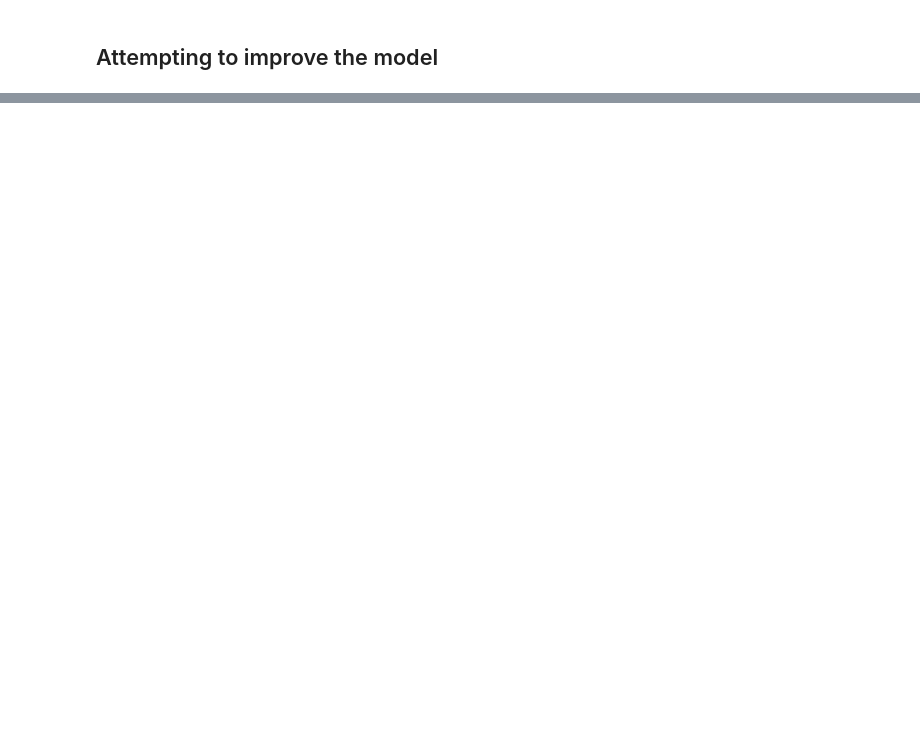
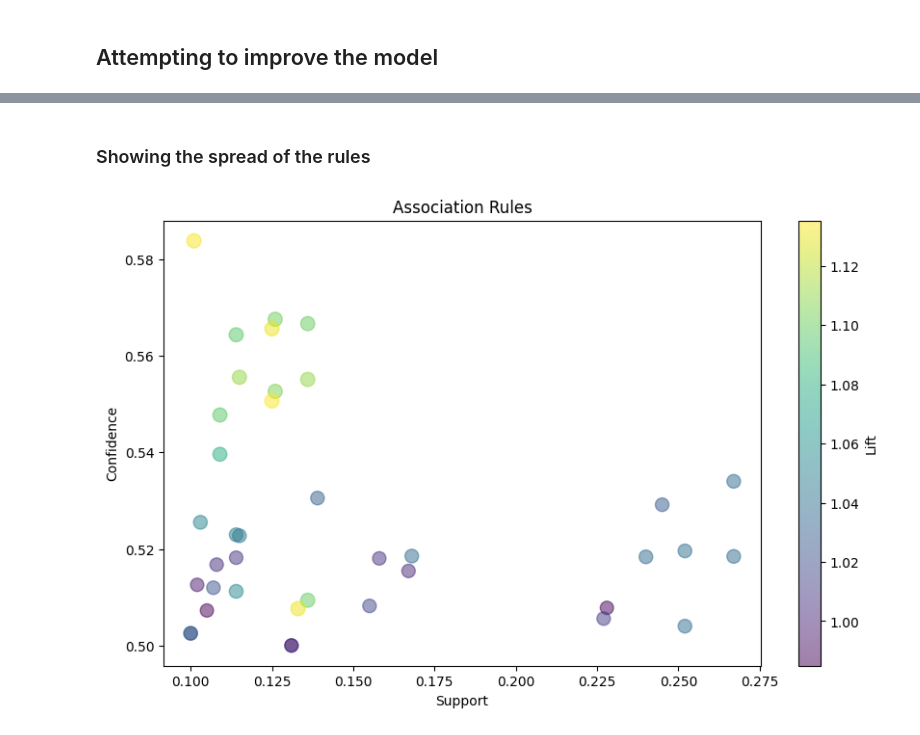
Before and after one commit to KillordTheOG/DataMining_InjuryPrevention, a Jupyter notebook: injury_prevention_project.ipynb, the cells around one changed output, grey strips where cells are left out. Saved outputs shown, nothing was run; the diff lists cells and outputs as text; code cells hidden in the pictures; blank space fills up the shorter version.

Commit message:
Added association rules logic to project

```diff
--- a/injury_prevention_project.ipynb
+++ b/injury_prevention_project.ipynb
@@ -247,0 +390,2 @@ plt.show()
+# %%
+rules = association_rules(frequent_itemsets, metric="confidence", min_threshold=0.5)
@@ -247,0 +396,3 @@ plt.show()
+# %%
+rules = rules.sort_values(by='support', ascending=False)
+print(rules[['antecedents', 'consequents', 'support', 'confidence', 'lift']].head())
@@ -247,0 +413,3 @@ plt.show()
+# %%
+rules = rules.sort_values(by='confidence', ascending=False)
+print(rules[['antecedents', 'consequents', 'support', 'confidence', 'lift']].head())
@@ -247,0 +430,3 @@ plt.show()
+# %%
+rules = rules.sort_values(by='lift', ascending=False)
+print(rules[['antecedents', 'consequents', 'support', 'confidence', 'lift']].head())
@@ -247,0 +447,12 @@ plt.show()
+# %% [markdown]
+### Showing the spread of the rules
+# %%
+plt.figure(figsize=(10, 6))
+plt.scatter(rules['support'], rules['confidence'], s=rules['lift']*100, alpha=0.5, c=rules['lift'], cmap='viridis')
+plt.colorbar(label='Lift')
+plt.xlabel('Support')
+plt.ylabel('Confidence')
+plt.title('Association Rules')
+plt.show()
+# %% [output]
+[figure, added]
```
Also changed, not shown: parts of 21 cells of this notebook, 1 other file.
